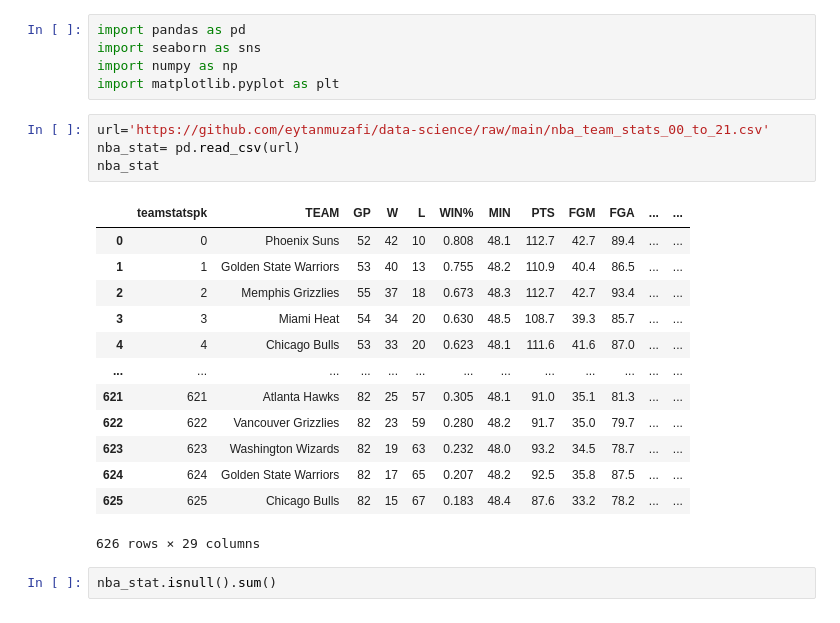
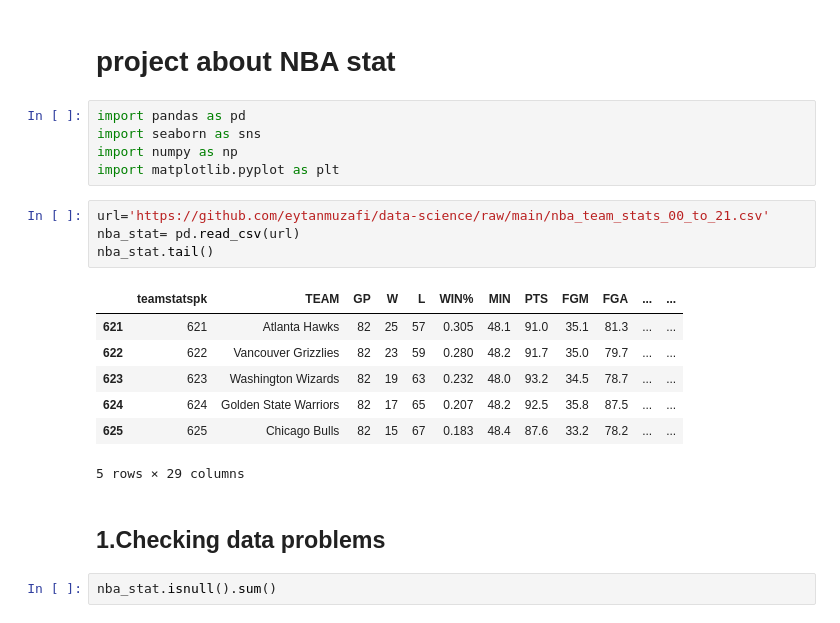
Before and after one commit to eytanmuzafi/data-science, a Jupyter notebook: project.ipynb, the cells around one changed output. Cells and saved outputs as stored; diff of their text form.

```diff
--- a/project.ipynb
+++ b/project.ipynb
@@ -1,3 +1,5 @@
+# %% [markdown]
+# project about NBA stat
 # %%
 import pandas as pd
 import seaborn as sns
@@ -6,21 +8,17 @@ import matplotlib.pyplot as plt
 # %%
 url='https://github.com/eytanmuzafi/data-science/raw/main/nba_team_stats_00_to_21.csv'
 nba_stat= pd.read_csv(url)
-nba_stat
+nba_stat.tail()
 # %% [output]
 |  | teamstatspk | TEAM | GP | W | L | WIN% | MIN | PTS | FGM | FGA | ... | ... |
-| 0 | 0 | Phoenix Suns | 52 | 42 | 10 | 0.808 | 48.1 | 112.7 | 42.7 | 89.4 | ... | ... |
-| 1 | 1 | Golden State Warriors | 53 | 40 | 13 | 0.755 | 48.2 | 110.9 | 40.4 | 86.5 | ... | ... |
-| 2 | 2 | Memphis Grizzlies | 55 | 37 | 18 | 0.673 | 48.3 | 112.7 | 42.7 | 93.4 | ... | ... |
-| 3 | 3 | Miami Heat | 54 | 34 | 20 | 0.630 | 48.5 | 108.7 | 39.3 | 85.7 | ... | ... |
-| 4 | 4 | Chicago Bulls | 53 | 33 | 20 | 0.623 | 48.1 | 111.6 | 41.6 | 87.0 | ... | ... |
-| ... | ... | ... | ... | ... | ... | ... | ... | ... | ... | ... | ... | ... |
 | 621 | 621 | Atlanta Hawks | 82 | 25 | 57 | 0.305 | 48.1 | 91.0 | 35.1 | 81.3 | ... | ... |
 | 622 | 622 | Vancouver Grizzlies | 82 | 23 | 59 | 0.280 | 48.2 | 91.7 | 35.0 | 79.7 | ... | ... |
 | 623 | 623 | Washington Wizards | 82 | 19 | 63 | 0.232 | 48.0 | 93.2 | 34.5 | 78.7 | ... | ... |
 | 624 | 624 | Golden State Warriors | 82 | 17 | 65 | 0.207 | 48.2 | 92.5 | 35.8 | 87.5 | ... | ... |
 | 625 | 625 | Chicago Bulls | 82 | 15 | 67 | 0.183 | 48.4 | 87.6 | 33.2 | 78.2 | ... | ... |
-626 rows × 29 columns
+5 rows × 29 columns
+# %% [markdown]
+## 1.Checking data problems
 # %%
 nba_stat.isnull().sum()
 # %% [output]
```
Also changed, not shown: parts of 6 cells of this notebook.
